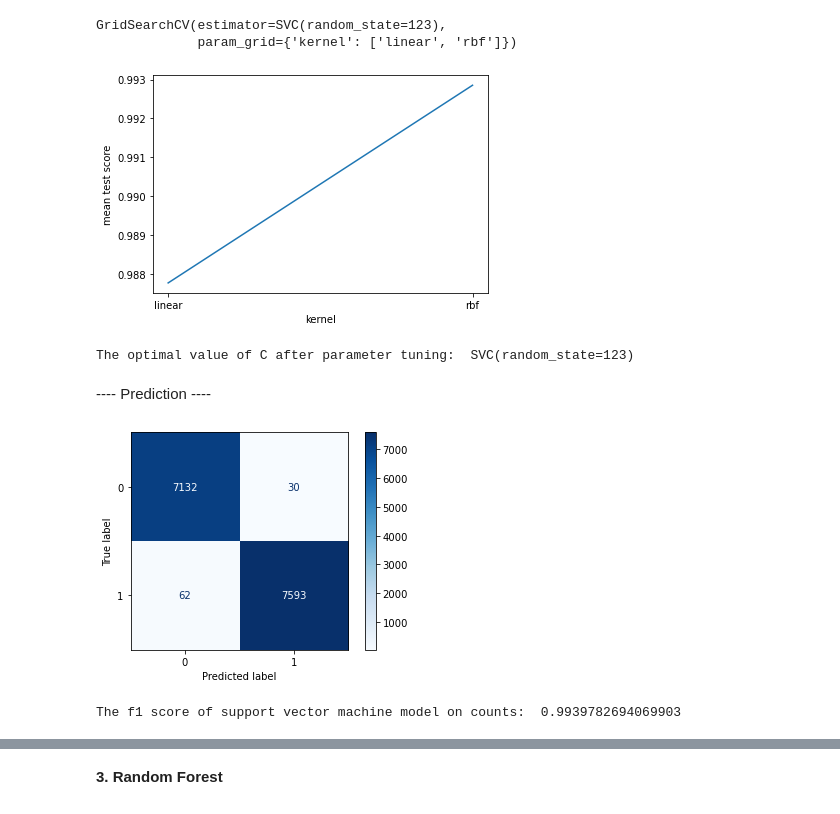
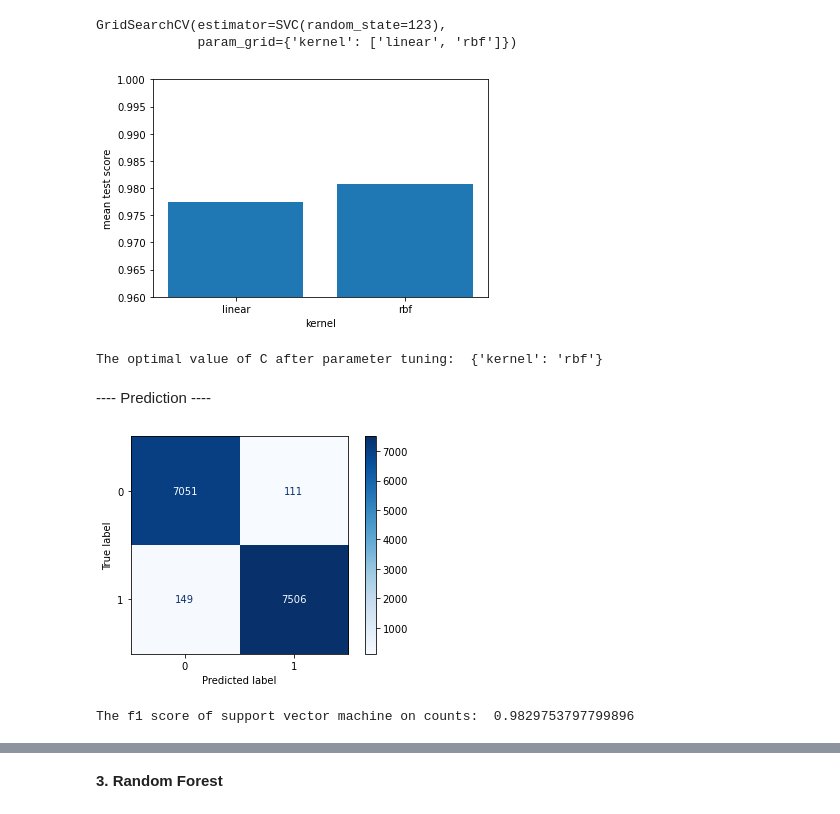
Before and after one commit to qihao77/7406FakeNewsDetector_repo, a Jupyter notebook: Preprocessing_Vectorization_Modeling.ipynb, the cells around one changed output, grey strips where cells are left out. Drawn from its saved outputs; the diff is of its cells as text; code cells hidden in the pictures.

```diff
--- a/Preprocessing_Vectorization_Modeling.ipynb
+++ b/Preprocessing_Vectorization_Modeling.ipynb
@@ -149,5 +149,5 @@ plt.show()
 # %%
-svd_count = TruncatedSVD(n_components=700)
+svd_count = TruncatedSVD(n_components=100)
 svd_count.fit(count_train)
 transformed_count_train = svd_count.transform(count_train)
 transformed_count_test = svd_count.transform(count_test)
@@ -176,7 +176,7 @@ transformed_tfidf_test = svd_tfidf.transform(tfidf_test)
 
 **1. Logistic Regression: with parameter tuning on $C$ (penalty strength)**
 # %%
-lg_params = {'C': [100, 10, 1.0, 0.1, 0.01]}
+lg_params = {'C': np.linspace(0.1,1,10)}
 lg = LogisticRegression(random_state =7406, max_iter=500, penalty='l2')
 lg_gscv = GridSearchCV(lg, lg_params)
 lg_gscv.fit(transformed_count_train, y_train)
@@ -206,7 +215,7 @@ The optimal value of C after parameter tuning:  LogisticRegression(C=0.1, max_it
 # %% [markdown]
 ---- Prediction ----
 # %%
-lg_count = LogisticRegression(random_state =7406, max_iter=500, penalty='l2', C=0.1)
+lg_count = LogisticRegression(random_state =7406, max_iter=500, penalty='l2', C=0.3)
 lg_count.fit(transformed_count_train, y_train)
 pred_lg_count = lg_count.predict(transformed_count_test)
 # %%
@@ -245,16 +254,17 @@ svm_gscv.fit(transformed_count_train, y_train)
 GridSearchCV(estimator=SVC(random_state=123),
              param_grid={'kernel': ['linear', 'rbf']})
 # %%
-plt.plot(['linear', 'rbf'], svm_gscv.cv_results_['mean_test_score'])
+plt.bar(['linear', 'rbf'], svm_gscv.cv_results_['mean_test_score'])
 plt.xlabel('kernel')
 plt.ylabel('mean test score')
+plt.ylim([0.96, 1])
 plt.show()
 # %% [output]
-[figure, old version]
+[figure, new version]
 # %%
-print("The optimal value of C after parameter tuning: ", svm_gscv.best_estimator_)
+print("The optimal value of C after parameter tuning: ", svm_gscv.best_params_)
 # %% [output]
-The optimal value of C after parameter tuning:  SVC(random_state=123)
+The optimal value of C after parameter tuning:  {'kernel': 'rbf'}
 # %% [markdown]
 ---- Prediction ----
 # %%
@@ -265,12 +275,12 @@ pred_svm_count = svm_count.predict(transformed_count_test)
 plot_confusion_matrix(svm_count, transformed_count_test, y_test, cmap='Blues')
 plt.show()
 # %% [output]
-[figure, old version]
+[figure, new version]
 # %%
 svm_count_f1 = f1_score(y_test, pred_svm_count)
 print("The f1 score of support vector machine on counts: ", svm_count_f1)
 # %% [output]
-The f1 score of support vector machine model on counts:  0.9939782694069903
+The f1 score of support vector machine on counts:  0.9829753797799896
 # %%
 svm_count_precision = precision_score(y_test, pred_svm_count)
 print("The precision score of support vector machine on counts: ", svm_count_precision)
```
Also changed, not shown: parts of 62 cells of this notebook, 1 other file.
